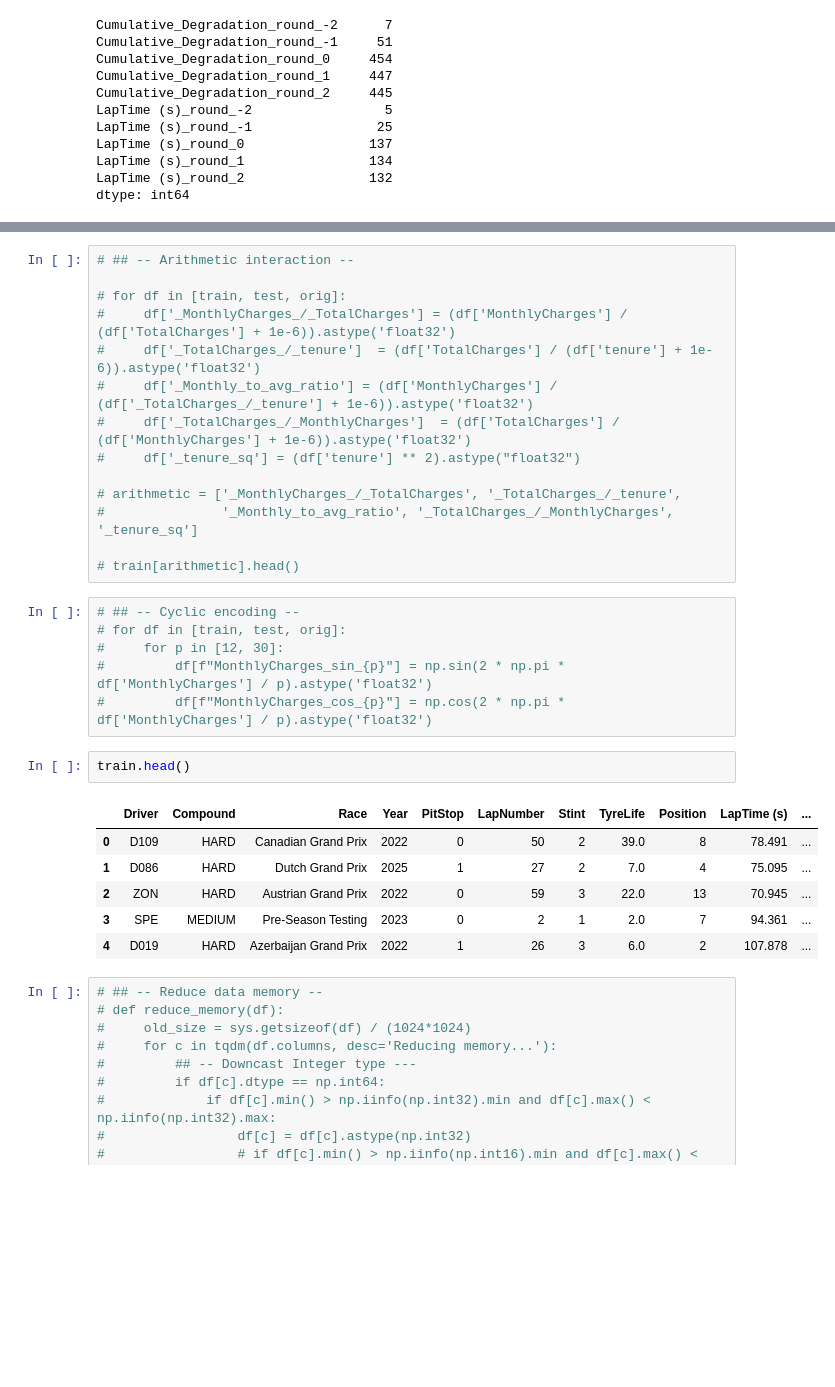
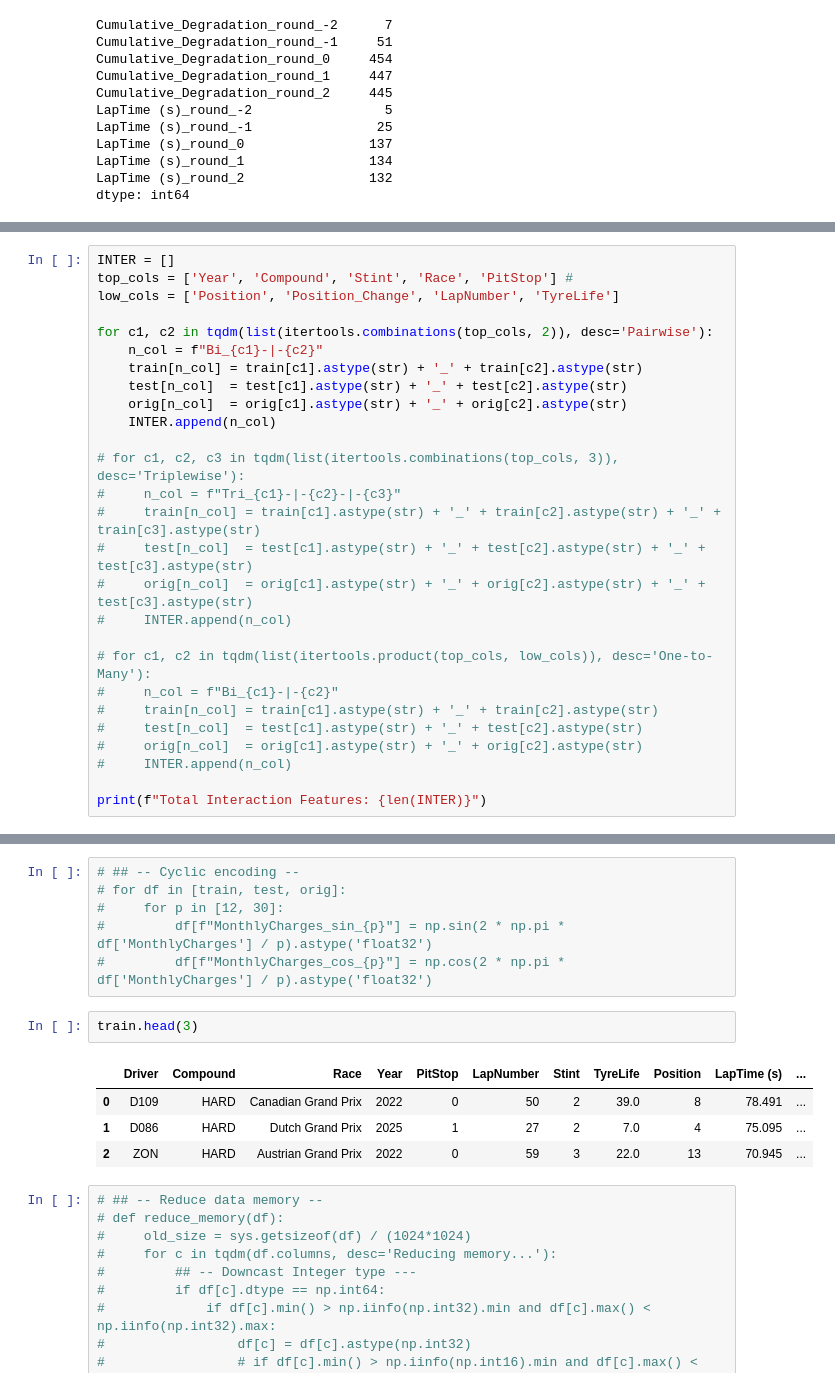
Before and after one commit to coded-sly/ps6e5-F1-PitStop, a Jupyter notebook: ps6e5-catboost-f1-pit.ipynb, the cells around one changed output, grey strips where cells are left out. Drawn from its saved outputs; the diff is of its cells as text; blank space fills up the shorter version.

```diff
--- a/ps6e5-catboost-f1-pit.ipynb
+++ b/ps6e5-catboost-f1-pit.ipynb
@@ -579,0 +493,27 @@ Frequency threshold imputed!
+# %%
+INTER = []
+top_cols = ['Year', 'Compound', 'Stint', 'Race', 'PitStop'] #
+low_cols = ['Position', 'Position_Change', 'LapNumber', 'TyreLife']
+
+for c1, c2 in tqdm(list(itertools.combinations(top_cols, 2)), desc='Pairwise'):
+    n_col = f"Bi_{c1}-|-{c2}"
+    train[n_col] = train[c1].astype(str) + '_' + train[c2].astype(str)
+    test[n_col]  = test[c1].astype(str) + '_' + test[c2].astype(str)
+    orig[n_col]  = orig[c1].astype(str) + '_' + orig[c2].astype(str)
+    INTER.append(n_col)
+
+# for c1, c2, c3 in tqdm(list(itertools.combinations(top_cols, 3)), desc='Triplewise'):
+#     n_col = f"Tri_{c1}-|-{c2}-|-{c3}"
+#     train[n_col] = train[c1].astype(str) + '_' + train[c2].astype(str) + '_' + train[c3].astype(str)
+#     test[n_col]  = test[c1].astype(str) + '_' + test[c2].astype(str) + '_' + test[c3].astype(str)
+#     orig[n_col]  = orig[c1].astype(str) + '_' + orig[c2].astype(str) + '_' + test[c3].astype(str)
+#     INTER.append(n_col)
+
+# for c1, c2 in tqdm(list(itertools.product(top_cols, low_cols)), desc='One-to-Many'):
+#     n_col = f"Bi_{c1}-|-{c2}"
+#     train[n_col] = train[c1].astype(str) + '_' + train[c2].astype(str)
+#     test[n_col]  = test[c1].astype(str) + '_' + test[c2].astype(str)
+#     orig[n_col]  = orig[c1].astype(str) + '_' + orig[c2].astype(str)
+#     INTER.append(n_col)
+
+print(f"Total Interaction Features: {len(INTER)}")
@@ -626,17 +567,3 @@ Total Interaction Features: 10
-# %%
-# ## -- Arithmetic interaction --
-
-# for df in [train, test, orig]:
-#     df['_MonthlyCharges_/_TotalCharges'] = (df['MonthlyCharges'] / (df['TotalCharges'] + 1e-6)).astype('float32')
-#     df['_TotalCharges_/_tenure']  = (df['TotalCharges'] / (df['tenure'] + 1e-6)).astype('float32')
-#     df['_Monthly_to_avg_ratio'] = (df['MonthlyCharges'] / (df['_TotalCharges_/_tenure'] + 1e-6)).astype('float32')
-#     df['_TotalCharges_/_MonthlyCharges']  = (df['TotalCharges'] / (df['MonthlyCharges'] + 1e-6)).astype('float32')
-#     df['_tenure_sq'] = (df['tenure'] ** 2).astype("float32")
-
-# arithmetic = ['_MonthlyCharges_/_TotalCharges', '_TotalCharges_/_tenure',
-#               '_Monthly_to_avg_ratio', '_TotalCharges_/_MonthlyCharges', '_tenure_sq']
-
-# train[arithmetic].head()
 # %%
 # ## -- Cyclic encoding --
 # for df in [train, test, orig]:
@@ -644,14 +571,12 @@ Total Interaction Features: 10
 #         df[f"MonthlyCharges_sin_{p}"] = np.sin(2 * np.pi * df['MonthlyCharges'] / p).astype('float32')
 #         df[f"MonthlyCharges_cos_{p}"] = np.cos(2 * np.pi * df['MonthlyCharges'] / p).astype('float32')
 # %%
-train.head()
+train.head(3)
 # %% [output]
 |  | Driver | Compound | Race | Year | PitStop | LapNumber | Stint | TyreLife | Position | LapTime (s) | ... |
 | 0 | D109 | HARD | Canadian Grand Prix | 2022 | 0 | 50 | 2 | 39.0 | 8 | 78.491 | ... |
 | 1 | D086 | HARD | Dutch Grand Prix | 2025 | 1 | 27 | 2 | 7.0 | 4 | 75.095 | ... |
 | 2 | ZON | HARD | Austrian Grand Prix | 2022 | 0 | 59 | 3 | 22.0 | 13 | 70.945 | ... |
-| 3 | SPE | MEDIUM | Pre-Season Testing | 2023 | 0 | 2 | 1 | 2.0 | 7 | 94.361 | ... |
-| 4 | D019 | HARD | Azerbaijan Grand Prix | 2022 | 1 | 26 | 3 | 6.0 | 2 | 107.878 | ... |
 # %%
 # ## -- Reduce data memory --
 # def reduce_memory(df):
```
Also changed, not shown: parts of 27 cells of this notebook.
